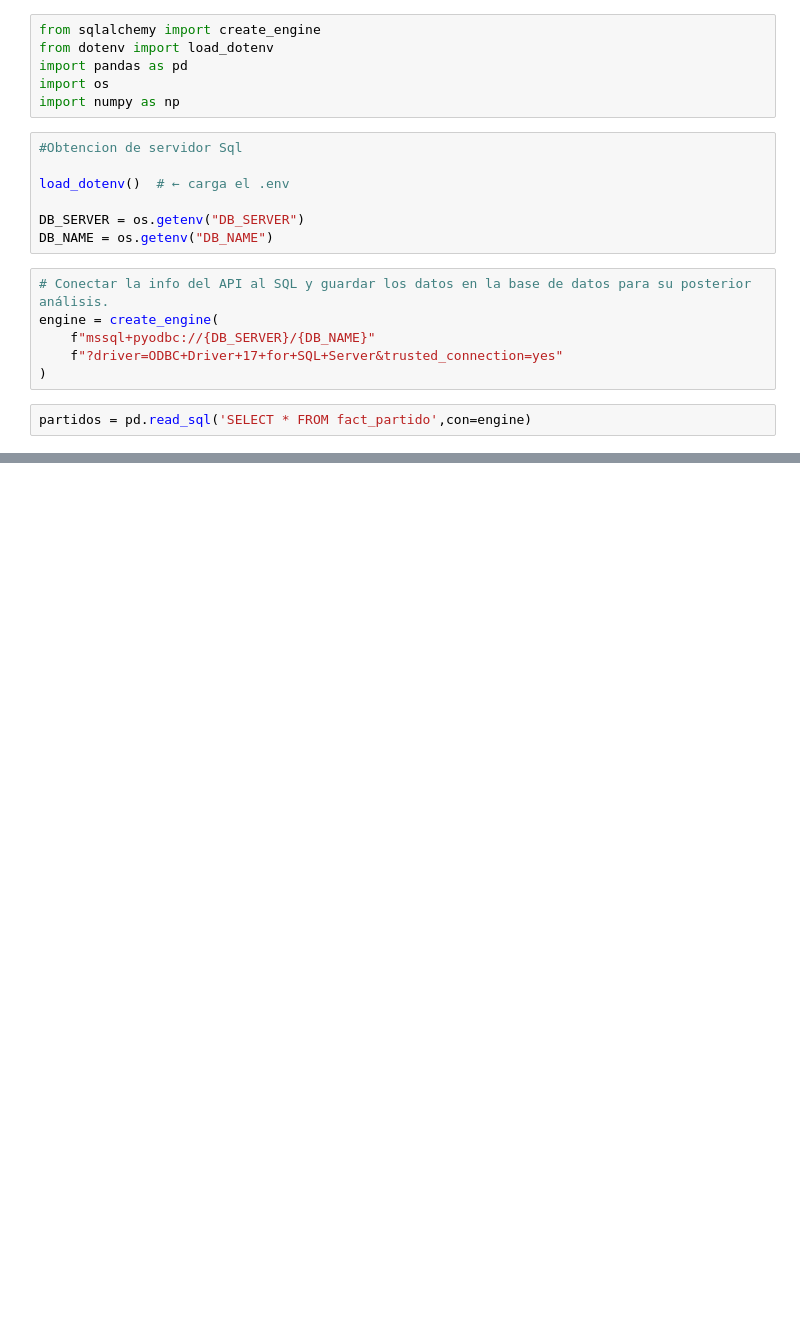
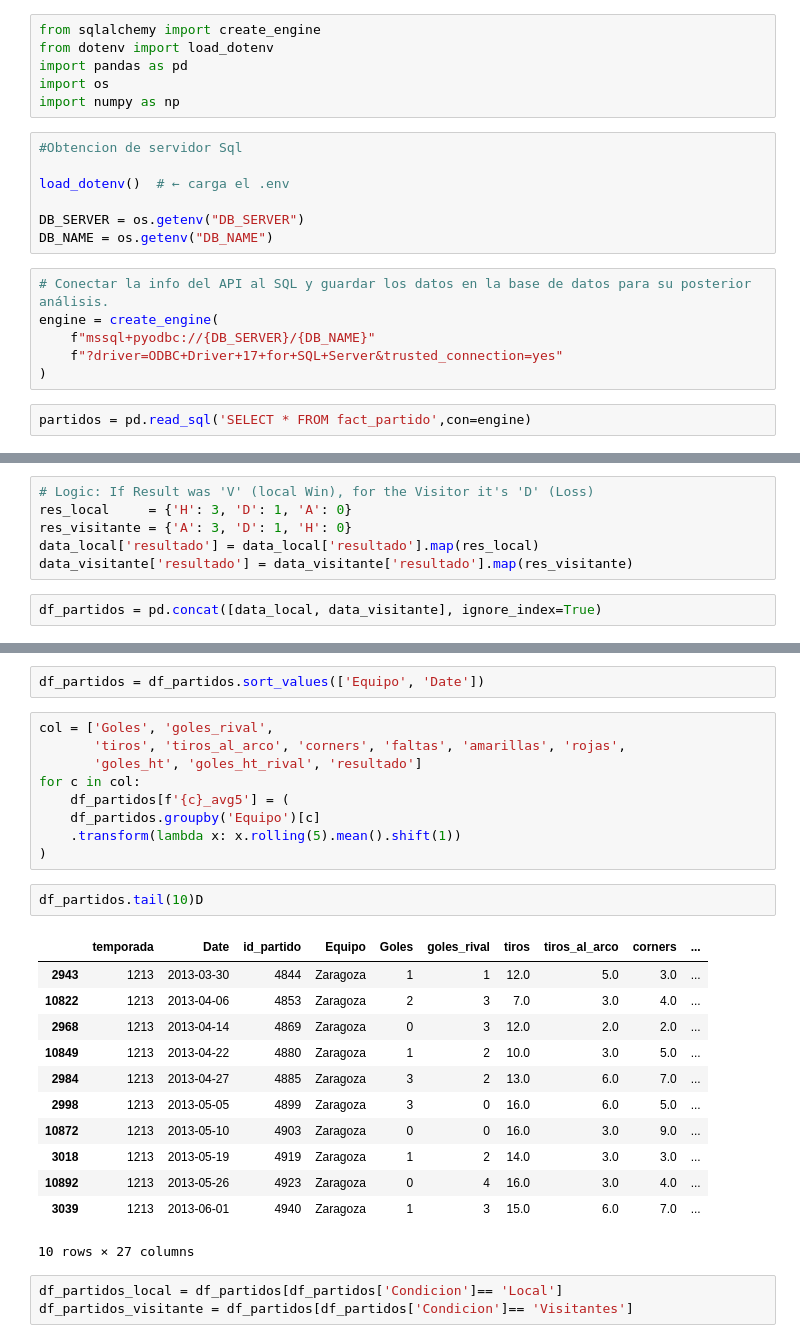
Before and after one commit to geraldb1/AnalisisFutbol, a Jupyter notebook: Script/04_FeatureEngineering.ipynb, the cells around one changed output, grey strips where cells are left out. Drawn from its saved outputs; the diff is of its cells as text; blank space fills up the shorter version.

Commit message:
FE: rolling averages stats últimos 5 partidos por equipo + merge B365 odds

```diff
--- a/Script/04_FeatureEngineering.ipynb
+++ b/Script/04_FeatureEngineering.ipynb
@@ -23,0 +91,8 @@ partidos
+# %%
+# Logic: If Result was 'V' (local Win), for the Visitor it's 'D' (Loss)
+res_local     = {'H': 3, 'D': 1, 'A': 0}
+res_visitante = {'A': 3, 'D': 1, 'H': 0}
+data_local['resultado'] = data_local['resultado'].map(res_local)
+data_visitante['resultado'] = data_visitante['resultado'].map(res_visitante)
+# %%
+df_partidos = pd.concat([data_local, data_visitante], ignore_index=True)
@@ -23,0 +116,29 @@ partidos
+# %%
+df_partidos = df_partidos.sort_values(['Equipo', 'Date'])
+# %%
+col = ['Goles', 'goles_rival',
+       'tiros', 'tiros_al_arco', 'corners', 'faltas', 'amarillas', 'rojas',
+       'goles_ht', 'goles_ht_rival', 'resultado']
+for c in col:
+    df_partidos[f'{c}_avg5'] = (
+    df_partidos.groupby('Equipo')[c]
+    .transform(lambda x: x.rolling(5).mean().shift(1))
+)
+# %%
+df_partidos.tail(10)D
+# %% [output]
+|  | temporada | Date | id_partido | Equipo | Goles | goles_rival | tiros | tiros_al_arco | corners | ... |
+| 2943 | 1213 | 2013-03-30 | 4844 | Zaragoza | 1 | 1 | 12.0 | 5.0 | 3.0 | ... |
+| 10822 | 1213 | 2013-04-06 | 4853 | Zaragoza | 2 | 3 | 7.0 | 3.0 | 4.0 | ... |
+| 2968 | 1213 | 2013-04-14 | 4869 | Zaragoza | 0 | 3 | 12.0 | 2.0 | 2.0 | ... |
+| 10849 | 1213 | 2013-04-22 | 4880 | Zaragoza | 1 | 2 | 10.0 | 3.0 | 5.0 | ... |
+| 2984 | 1213 | 2013-04-27 | 4885 | Zaragoza | 3 | 2 | 13.0 | 6.0 | 7.0 | ... |
+| 2998 | 1213 | 2013-05-05 | 4899 | Zaragoza | 3 | 0 | 16.0 | 6.0 | 5.0 | ... |
+| 10872 | 1213 | 2013-05-10 | 4903 | Zaragoza | 0 | 0 | 16.0 | 3.0 | 9.0 | ... |
+| 3018 | 1213 | 2013-05-19 | 4919 | Zaragoza | 1 | 2 | 14.0 | 3.0 | 3.0 | ... |
+| 10892 | 1213 | 2013-05-26 | 4923 | Zaragoza | 0 | 4 | 16.0 | 3.0 | 4.0 | ... |
+| 3039 | 1213 | 2013-06-01 | 4940 | Zaragoza | 1 | 3 | 15.0 | 6.0 | 7.0 | ... |
+10 rows × 27 columns
+# %%
+df_partidos_local = df_partidos[df_partidos['Condicion']== 'Local']
+df_partidos_visitante = df_partidos[df_partidos['Condicion']== 'Visitantes']
```
Also changed, not shown: parts of 17 cells of this notebook.
